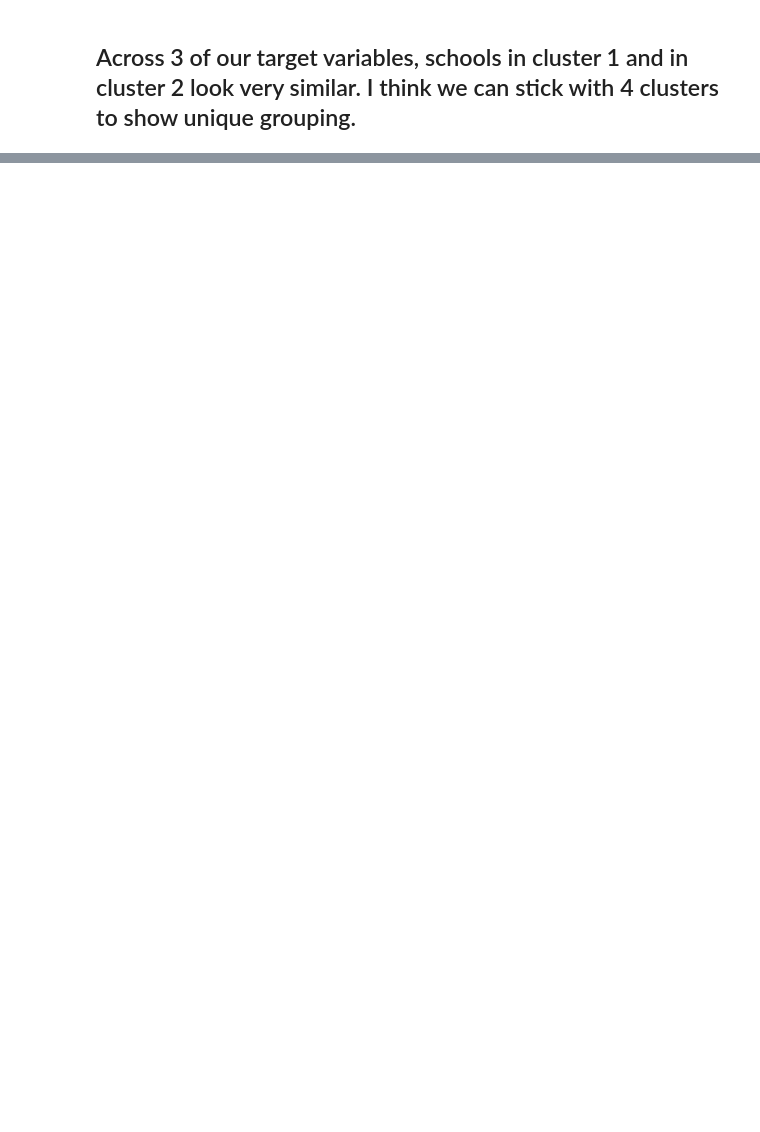
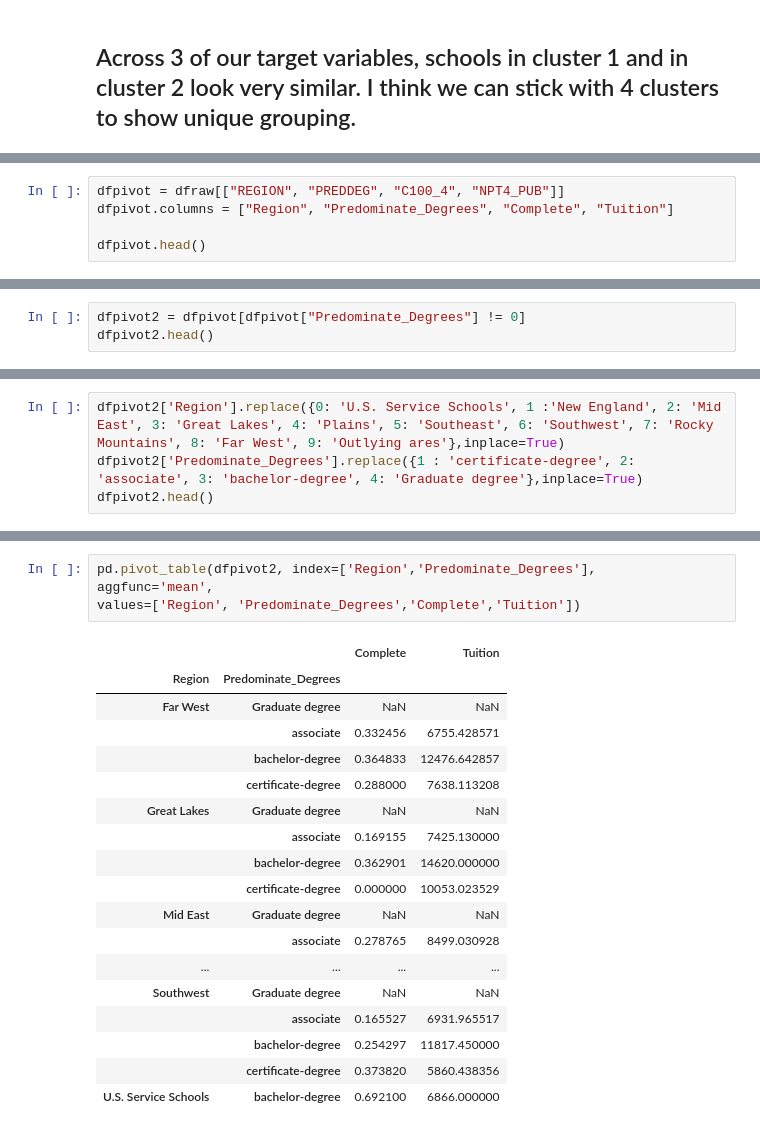
Before and after one commit to ibooth1/Group-Project, a Jupyter notebook: Group Project.ipynb, the cells around one changed output, grey strips where cells are left out. Saved outputs shown, nothing was run; the diff lists cells and outputs as text; blank space fills up the shorter version.

Commit message:
Adding Kim's pivot tables

```diff
--- a/Group Project.ipynb
+++ b/Group Project.ipynb
@@ -724,0 +727,5 @@ pd.pivot_table(km, index = 'clusters2', values = ['completion','adm_rate','pell_
+# %%
+dfpivot = dfraw[["REGION", "PREDDEG", "C100_4", "NPT4_PUB"]]
+dfpivot.columns = ["Region", "Predominate_Degrees", "Complete", "Tuition"]
+
+dfpivot.head()
@@ -724,0 +739,3 @@ pd.pivot_table(km, index = 'clusters2', values = ['completion','adm_rate','pell_
+# %%
+dfpivot2 = dfpivot[dfpivot["Predominate_Degrees"] != 0]
+dfpivot2.head()
@@ -724,0 +763,4 @@ pd.pivot_table(km, index = 'clusters2', values = ['completion','adm_rate','pell_
+# %%
+dfpivot2['Region'].replace({0: 'U.S. Service Schools', 1 :'New England', 2: 'Mid East', 3: 'Great Lakes', 4: 'Plains', 5: 'Southeast', 6: 'Southwest', 7: 'Rocky Mountains', 8: 'Far West', 9: 'Outlying ares'},inplace=True)
+dfpivot2['Predominate_Degrees'].replace({1 : 'certificate-degree', 2: 'associate', 3: 'bachelor-degree', 4: 'Graduate degree'},inplace=True)
+dfpivot2.head()
@@ -724,0 +778,23 @@ pd.pivot_table(km, index = 'clusters2', values = ['completion','adm_rate','pell_
+# %%
+pd.pivot_table(dfpivot2, index=['Region','Predominate_Degrees'],
+aggfunc='mean',
+values=['Region', 'Predominate_Degrees','Complete','Tuition'])
+# %% [output]
+|  |  | Complete | Tuition |
+| Region | Predominate_Degrees |  |  |
+| Far West | Graduate degree | NaN | NaN |
+|  | associate | 0.332456 | 6755.428571 |
+|  | bachelor-degree | 0.364833 | 12476.642857 |
+|  | certificate-degree | 0.288000 | 7638.113208 |
+| Great Lakes | Graduate degree | NaN | NaN |
+|  | associate | 0.169155 | 7425.130000 |
+|  | bachelor-degree | 0.362901 | 14620.000000 |
+|  | certificate-degree | 0.000000 | 10053.023529 |
+| Mid East | Graduate degree | NaN | NaN |
+|  | associate | 0.278765 | 8499.030928 |
+| ... | ... | ... | ... |
+| Southwest | Graduate degree | NaN | NaN |
+|  | associate | 0.165527 | 6931.965517 |
+|  | bachelor-degree | 0.254297 | 11817.450000 |
+|  | certificate-degree | 0.373820 | 5860.438356 |
+| U.S. Service Schools | bachelor-degree | 0.692100 | 6866.000000 |
```
Also changed, not shown: parts of 17 cells of this notebook.
